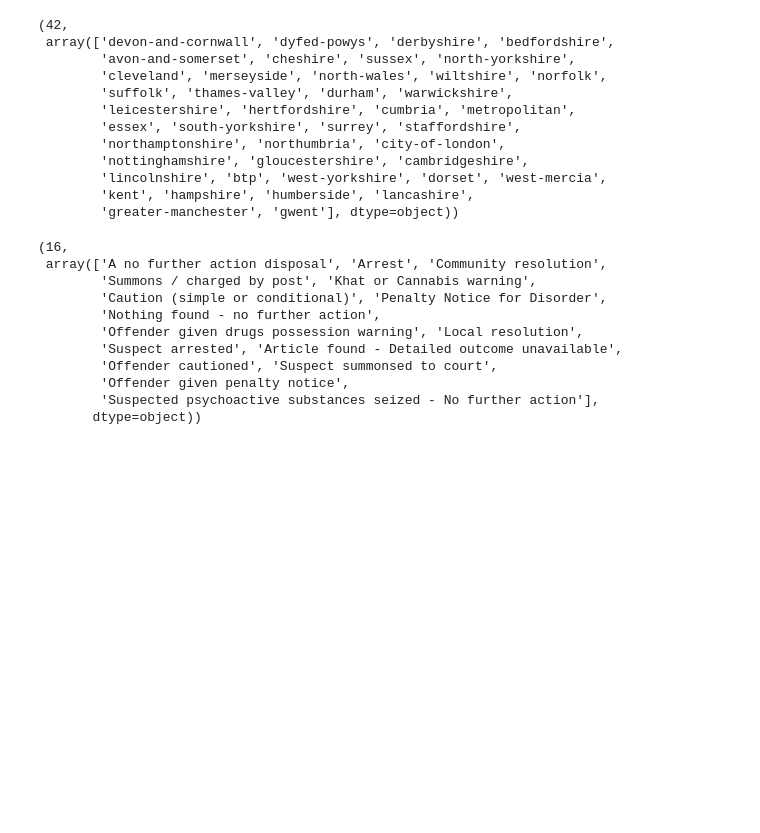
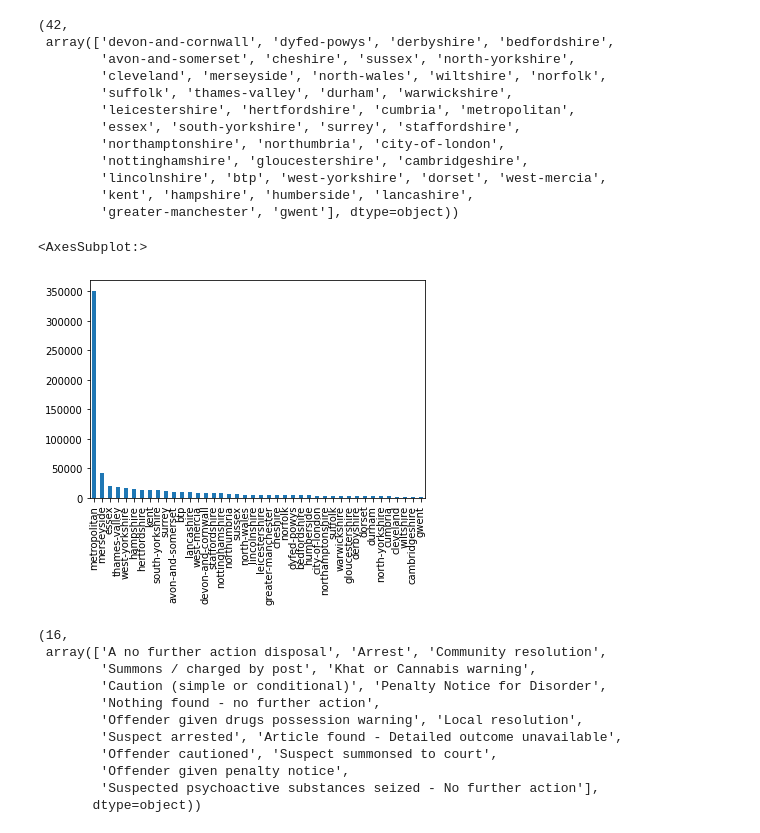
Before and after one commit to dbsousa01/Batch4-Capstone, a Jupyter notebook: EDA.ipynb, the cells around one changed output. Cells and saved outputs as stored; diff of their text form; code cells hidden in the pictures; blank space fills up the shorter version.

```diff
--- a/EDA.ipynb
+++ b/EDA.ipynb
@@ -90,6 +90,11 @@ df.station.nunique(), df.station.unique()
         'lincolnshire', 'btp', 'west-yorkshire', 'dorset', 'west-mercia',
         'kent', 'hampshire', 'humberside', 'lancashire',
         'greater-manchester', 'gwent'], dtype=object))
+# %%
+df["station"].value_counts().plot(kind="bar")
+# %% [output]
+<AxesSubplot:>
+[figure, added]
 # %%
 # how many different outcomes we have?
 df.Outcome.nunique(), df.Outcome.unique()
```
Also changed, not shown: parts of 2 cells of this notebook.
